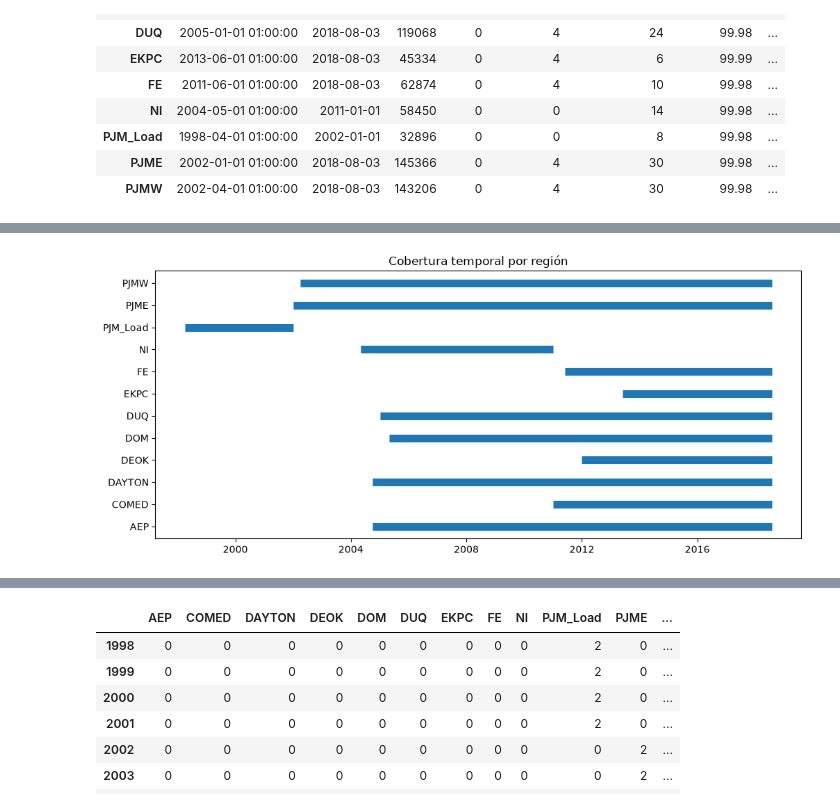
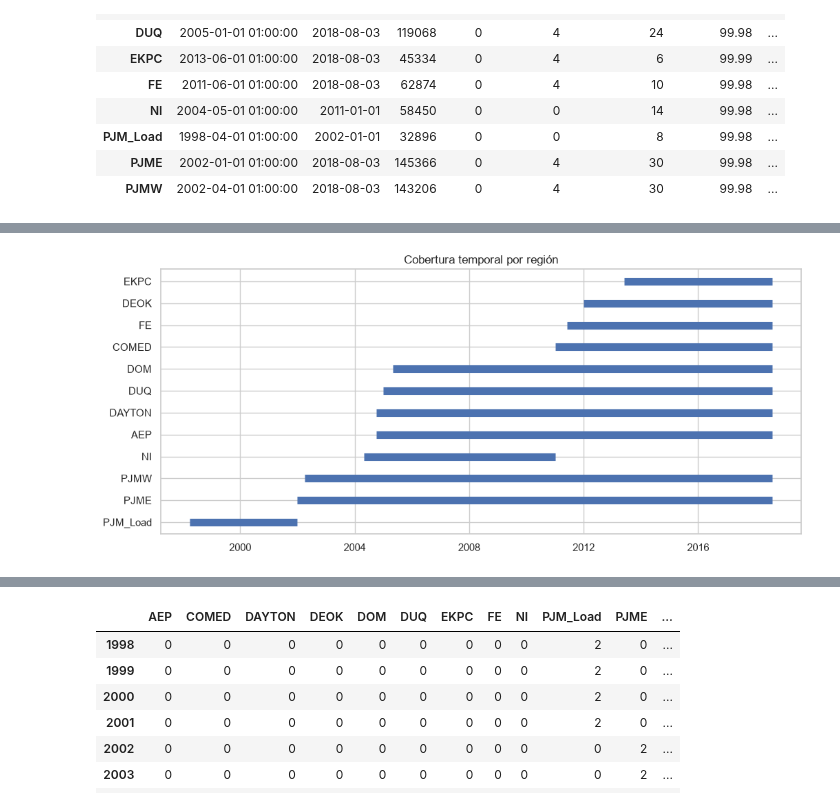
Before and after one commit to LukasGarrido/energy-consumption-analysis, a Jupyter notebook: notebooks/01_exploracion.ipynb, the cells around one changed output, grey strips where cells are left out. Saved outputs shown, nothing was run; the diff lists cells and outputs as text; code cells hidden in the pictures.

```diff
--- a/notebooks/01_exploracion.ipynb
+++ b/notebooks/01_exploracion.ipynb
@@ -7,12 +24,14 @@
 %load_ext autoreload
 %autoreload 2
 
-from src.data_loader import list_region_files, load_region, load_regions_dict, load_all_regions
-
 import pandas as pd
-import numpy as np
 import matplotlib.pyplot as plt
 import seaborn as sns
+
+from src.data_loader import load_regions_dict, load_all_regions
+
+sns.set_theme(style="whitegrid")
+pd.set_option("display.max_columns", None)
 # %% [output]
 The autoreload extension is already loaded. To reload it, use:
   %reload_ext autoreload
@@ -110,10 +131,12 @@ Fin común:    2002-01-01 00:00:00
 # %%
+orden = resumen.sort_values('fecha_inicial')
+
 fig, ax = plt.subplots(figsize=(12, 5))
-for i, (nombre, r) in enumerate(resumen.iterrows()):
+for i, (nombre, r) in enumerate(orden.iterrows()):
     ax.hlines(i, r['fecha_inicial'], r['fecha_final'], linewidth=8)
-ax.set_yticks(range(len(resumen)))
-ax.set_yticklabels(resumen.index)
+ax.set_yticks(range(len(orden)))
+ax.set_yticklabels(orden.index)
 ax.set_title('Cobertura temporal por región')
 plt.show()
 # %% [output]
-[figure, old version]
+[figure, new version]
```
Also changed, not shown: parts of 30 cells of this notebook.
